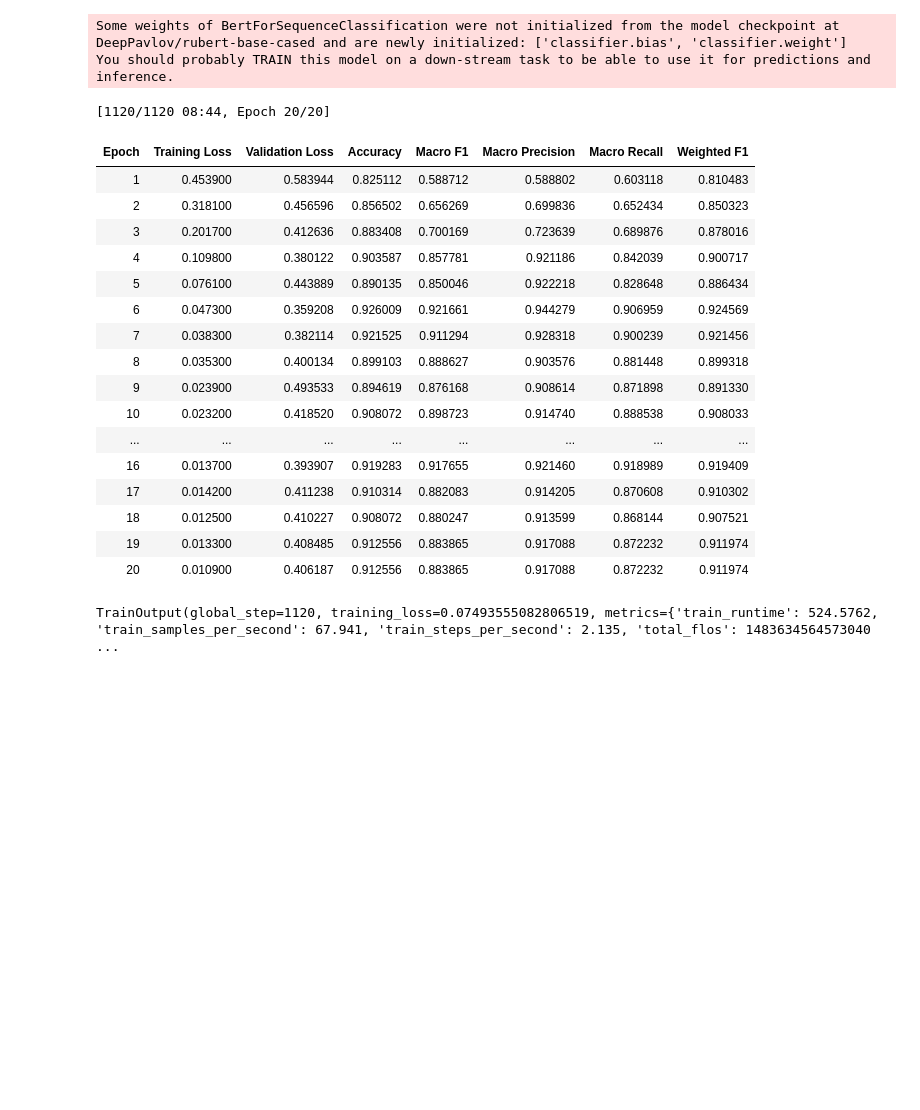
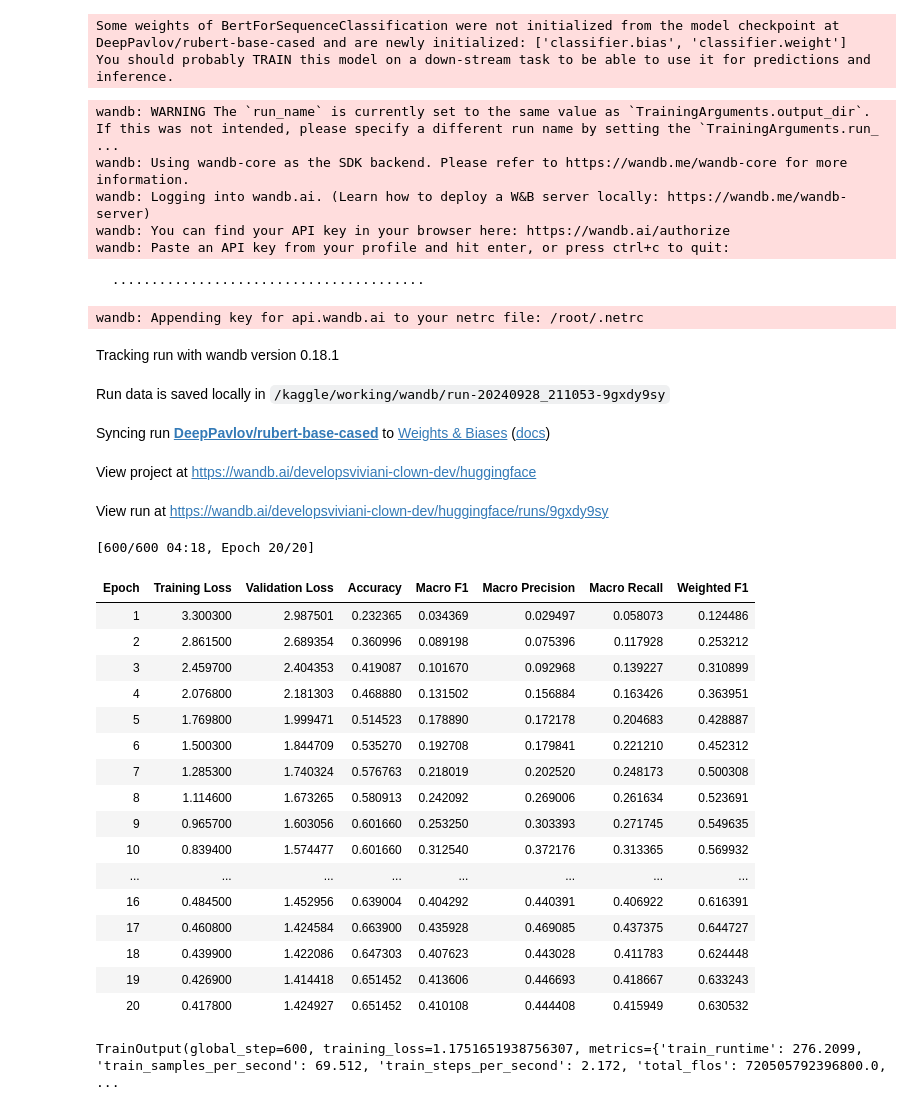
Before and after one commit to clown-devs/AI-QA-Helper, a Jupyter notebook: baseline/rag/classification-model.ipynb, the cells around one changed output. Cells and saved outputs as stored; diff of their text form; code cells hidden in the pictures; blank space fills up the shorter version.

Commit message:
add full pipline for train with baseline classification model that predicts 2 corresponding labels

```diff
--- a/baseline/rag/classification-model.ipynb
+++ b/baseline/rag/classification-model.ipynb
@@ -60,7 +71,20 @@ id2label = {i: k for i, k in enumerate(id2label)}
+# %%
+# Создание простых переходов от айдишника к лэйблу и обратно
+
+# Получение по паре классификаторов классификатор 1го уровня
+label21label = {f"{row[1]['Классификатор 1 уровня']} {row[1]['Классификатор 2 уровня']}": row[1]['Классификатор 1 уровня'] for row in unique_pairs.iterrows()}
+
+# Получение по паре классификаторов классификатор 2го уровня
+label22label = {f"{row[1]['Классификатор 1 уровня']} {row[1]['Классификатор 2 уровня']}": row[1]['Классификатор 2 уровня'] for row in unique_pairs.iterrows()}
+
+label2id = {f"{row[1]['Классификатор 1 уровня']} {row[1]['Классификатор 2 уровня']}": i for i, row in enumerate(unique_pairs.iterrows())}
+id2label = {i: f"{row[1]['Классификатор 1 уровня']} {row[1]['Классификатор 2 уровня']}" for i, row in enumerate(unique_pairs.iterrows())}
 # %%
 from sklearn.model_selection import train_test_split
 
 texts = [row['question'] for _, row in data.iterrows()]
-labels = [label2id[row['Классификатор 1 уровня']] for _, row in data.iterrows()]
+labels = [
+    label2id[ f"{row['Классификатор 1 уровня']} {row['Классификатор 2 уровня']}" ] for _, row in data.iterrows()
+]
 
 train_texts, test_texts, train_labels, test_labels = train_test_split(texts, labels, test_size=0.2)
@@ -70,7 +109,10 @@ train_texts, test_texts, train_labels, test_labels = train_test_split(texts, lab
 from transformers import AutoTokenizer
 from transformers import DataCollatorWithPadding
 
-tokenizer = AutoTokenizer.from_pretrained("DeepPavlov/rubert-base-cased")
+# model_name = 'ai-forever/ruBert-base'
+model_name = "DeepPavlov/rubert-base-cased"
+
+tokenizer = AutoTokenizer.from_pretrained(model_name)
 data_collator = DataCollatorWithPadding(tokenizer=tokenizer)
 # %%
 train_encodings = tokenizer(train_texts, truncation=True, padding=True, max_length=512)
@@ -136,7 +178,7 @@ def compute_metrics(eval_pred):
 from transformers import AutoModelForSequenceClassification, TrainingArguments, Trainer
 
 model = AutoModelForSequenceClassification.from_pretrained(
-    "DeepPavlov/rubert-base-cased", num_labels=len(label2id), id2label=id2label, label2id=label2id
+    model_name, num_labels=len(label2id), id2label=id2label, label2id=label2id
 )
 # %% [output]
 Some weights of BertForSequenceClassification were not initialized from the model checkpoint at DeepPavlov/rubert-base-cased and are newly initialized: ['classifier.bias', 'classifier.weight']
@@ -153,51 +186,62 @@ class ContiguousTensorCallback(TrainerCallback):
 # %%
 training_args = TrainingArguments(
-    output_dir="my_baseline_classifier_with_negative_examples",
+    output_dir=model_name,
     learning_rate=2e-5,
     per_device_train_batch_size=16,
     per_device_eval_batch_size=16,
     num_train_epochs=20,
-    weight_decay=0.01,
+    weight_decay=0.05,
     eval_strategy="epoch",
     save_strategy="no",
     load_best_model_at_end=False,
     logging_strategy="epoch",
     logging_steps=1,
     metric_for_best_model="weighted_f1"
 )
 
 trainer = Trainer(
     model=model,
     args=training_args,
     train_dataset=train_dataset,
     eval_dataset=test_dataset,
     tokenizer=tokenizer,
     data_collator=data_collator,
     compute_metrics=compute_metrics,
-    callbacks=[ContiguousTensorCallback()]
 )
 
 trainer.train()
 # %% [output]
-[1120/1120 08:44, Epoch 20/20]
+wandb: WARNING The `run_name` is currently set to the same value as `TrainingArguments.output_dir`. If this was not intended, please specify a different run name by setting the `TrainingArguments.run_ ...
+wandb: Using wandb-core as the SDK backend. Please refer to https://wandb.me/wandb-core for more information.
+wandb: Logging into wandb.ai. (Learn how to deploy a W&B server locally: https://wandb.me/wandb-server)
+wandb: You can find your API key in your browser here: https://wandb.ai/authorize
+wandb: Paste an API key from your profile and hit enter, or press ctrl+c to quit:
+  ········································
+wandb: Appending key for api.wandb.ai to your netrc file: /root/.netrc
+Tracking run with wandb version 0.18.1
+Run data is saved locally in /kaggle/working/wandb/run-20240928_211053-9gxdy9sy
+Syncing run DeepPavlov/rubert-base-cased to Weights & Biases (docs)
+View project at https://wandb.ai/developsviviani-clown-dev/huggingface
+View run at https://wandb.ai/developsviviani-clown-dev/huggingface/runs/9gxdy9sy
+[600/600 04:18, Epoch 20/20]
 | Epoch | Training Loss | Validation Loss | Accuracy | Macro F1 | Macro Precision | Macro Recall | Weighted F1 |
-| 1 | 0.453900 | 0.583944 | 0.825112 | 0.588712 | 0.588802 | 0.603118 | 0.810483 |
-| 2 | 0.318100 | 0.456596 | 0.856502 | 0.656269 | 0.699836 | 0.652434 | 0.850323 |
-| 3 | 0.201700 | 0.412636 | 0.883408 | 0.700169 | 0.723639 | 0.689876 | 0.878016 |
-| 4 | 0.109800 | 0.380122 | 0.903587 | 0.857781 | 0.921186 | 0.842039 | 0.900717 |
-| 5 | 0.076100 | 0.443889 | 0.890135 | 0.850046 | 0.922218 | 0.828648 | 0.886434 |
-| 6 | 0.047300 | 0.359208 | 0.926009 | 0.921661 | 0.944279 | 0.906959 | 0.924569 |
-| 7 | 0.038300 | 0.382114 | 0.921525 | 0.911294 | 0.928318 | 0.900239 | 0.921456 |
-| 8 | 0.035300 | 0.400134 | 0.899103 | 0.888627 | 0.903576 | 0.881448 | 0.899318 |
-| 9 | 0.023900 | 0.493533 | 0.894619 | 0.876168 | 0.908614 | 0.871898 | 0.891330 |
-| 10 | 0.023200 | 0.418520 | 0.908072 | 0.898723 | 0.914740 | 0.888538 | 0.908033 |
+| 1 | 3.300300 | 2.987501 | 0.232365 | 0.034369 | 0.029497 | 0.058073 | 0.124486 |
+| 2 | 2.861500 | 2.689354 | 0.360996 | 0.089198 | 0.075396 | 0.117928 | 0.253212 |
+| 3 | 2.459700 | 2.404353 | 0.419087 | 0.101670 | 0.092968 | 0.139227 | 0.310899 |
+| 4 | 2.076800 | 2.181303 | 0.468880 | 0.131502 | 0.156884 | 0.163426 | 0.363951 |
+| 5 | 1.769800 | 1.999471 | 0.514523 | 0.178890 | 0.172178 | 0.204683 | 0.428887 |
+| 6 | 1.500300 | 1.844709 | 0.535270 | 0.192708 | 0.179841 | 0.221210 | 0.452312 |
+| 7 | 1.285300 | 1.740324 | 0.576763 | 0.218019 | 0.202520 | 0.248173 | 0.500308 |
+| 8 | 1.114600 | 1.673265 | 0.580913 | 0.242092 | 0.269006 | 0.261634 | 0.523691 |
+| 9 | 0.965700 | 1.603056 | 0.601660 | 0.253250 | 0.303393 | 0.271745 | 0.549635 |
+| 10 | 0.839400 | 1.574477 | 0.601660 | 0.312540 | 0.372176 | 0.313365 | 0.569932 |
 | ... | ... | ... | ... | ... | ... | ... | ... |
-| 16 | 0.013700 | 0.393907 | 0.919283 | 0.917655 | 0.921460 | 0.918989 | 0.919409 |
-| 17 | 0.014200 | 0.411238 | 0.910314 | 0.882083 | 0.914205 | 0.870608 | 0.910302 |
-| 18 | 0.012500 | 0.410227 | 0.908072 | 0.880247 | 0.913599 | 0.868144 | 0.907521 |
-| 19 | 0.013300 | 0.408485 | 0.912556 | 0.883865 | 0.917088 | 0.872232 | 0.911974 |
-| 20 | 0.010900 | 0.406187 | 0.912556 | 0.883865 | 0.917088 | 0.872232 | 0.911974 |
+| 16 | 0.484500 | 1.452956 | 0.639004 | 0.404292 | 0.440391 | 0.406922 | 0.616391 |
+| 17 | 0.460800 | 1.424584 | 0.663900 | 0.435928 | 0.469085 | 0.437375 | 0.644727 |
+| 18 | 0.439900 | 1.422086 | 0.647303 | 0.407623 | 0.443028 | 0.411783 | 0.624448 |
+| 19 | 0.426900 | 1.414418 | 0.651452 | 0.413606 | 0.446693 | 0.418667 | 0.633243 |
+| 20 | 0.417800 | 1.424927 | 0.651452 | 0.410108 | 0.444408 | 0.415949 | 0.630532 |
-TrainOutput(global_step=1120, training_loss=0.07493555082806519, metrics={'train_runtime': 524.5762, 'train_samples_per_second': 67.941, 'train_steps_per_second': 2.135, 'total_flos': 1483634564573040 ...
+TrainOutput(global_step=600, training_loss=1.1751651938756307, metrics={'train_runtime': 276.2099, 'train_samples_per_second': 69.512, 'train_steps_per_second': 2.172, 'total_flos': 720505792396800.0, ...
 # %%
 eval_results = trainer.evaluate()
 eval_results
```
Also changed, not shown: parts of 16 cells of this notebook.
